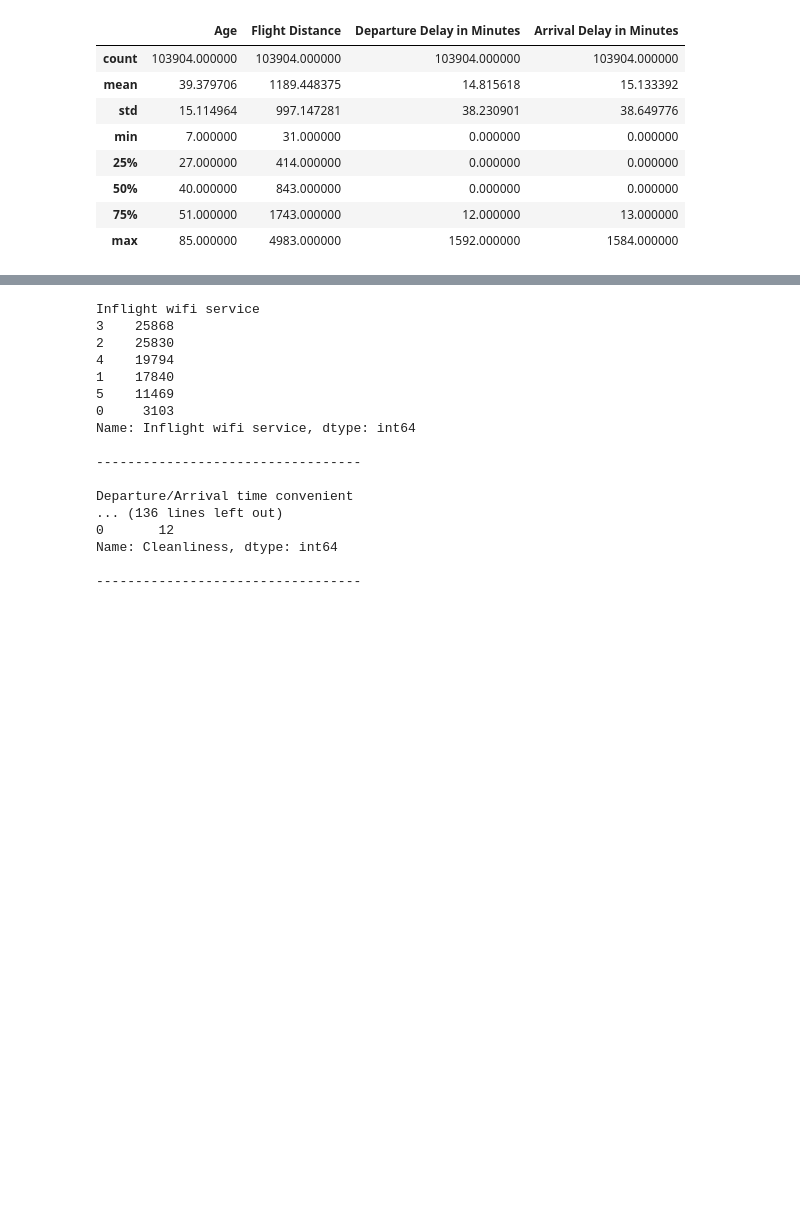
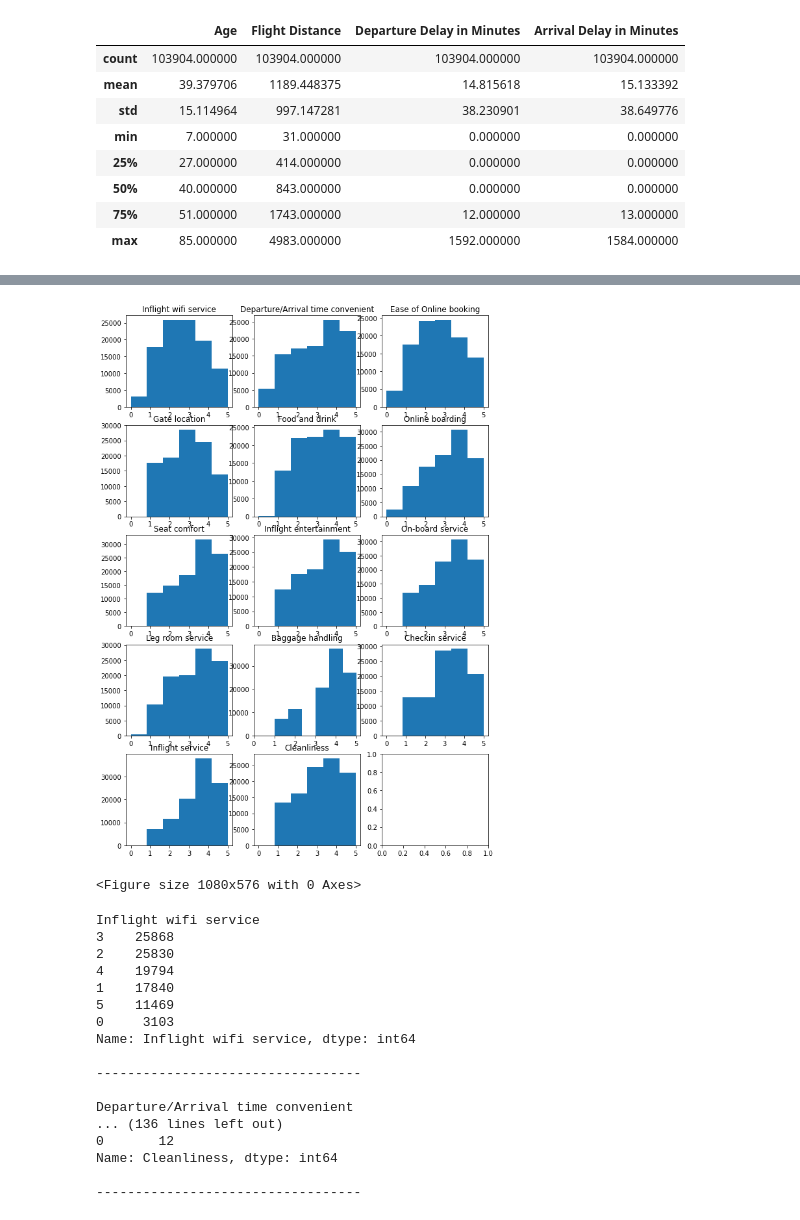
Before and after one commit to Zeth-Abney/Flatiron-school, a Jupyter notebook: phase-3/PROJECT/EDA.ipynb, the cells around one changed output, grey strips where cells are left out. Drawn from its saved outputs; the diff is of its cells as text; code cells hidden in the pictures; blank space fills up the shorter version.

```diff
--- a/phase-3/PROJECT/EDA.ipynb
+++ b/phase-3/PROJECT/EDA.ipynb
@@ -205,6 +190,28 @@ survey_df.describe()
 | 50% | 3.000000 | 3.000000 | 3.000000 | 3.000000 | 3.000000 | ... |
 | 75% | 4.000000 | 4.000000 | 4.000000 | 4.000000 | 4.000000 | ... |
 | max | 5.000000 | 5.000000 | 5.000000 | 5.000000 | 5.000000 | ... |
+# %%
+fig, axes = plt.subplots(5,3)
+row = 0
+column = 0
+
+for col in survey_df.columns:
+    axes[row,column].hist(survey_df[col],bins=6,align='mid')
+    axes[row,column].set_title(col)
+    axes[row,column].set_xticks([0,1,2,3,4,5])
+
+    column += 1
+    if column > 2:
+        row += 1
+        column = 0
+
+plt.figure(figsize=(15,8))
+plt.tight_layout()
+plt.subplots_adjust(hspace=0.7,wspace=2.0)
+plt.show()
+# %% [output]
+[figure, added]
+<Figure size 1080x576 with 0 Axes>
 # %%
 for col in survey_df.columns:
     print(col)
```
Also changed, not shown: parts of 42 cells of this notebook.
